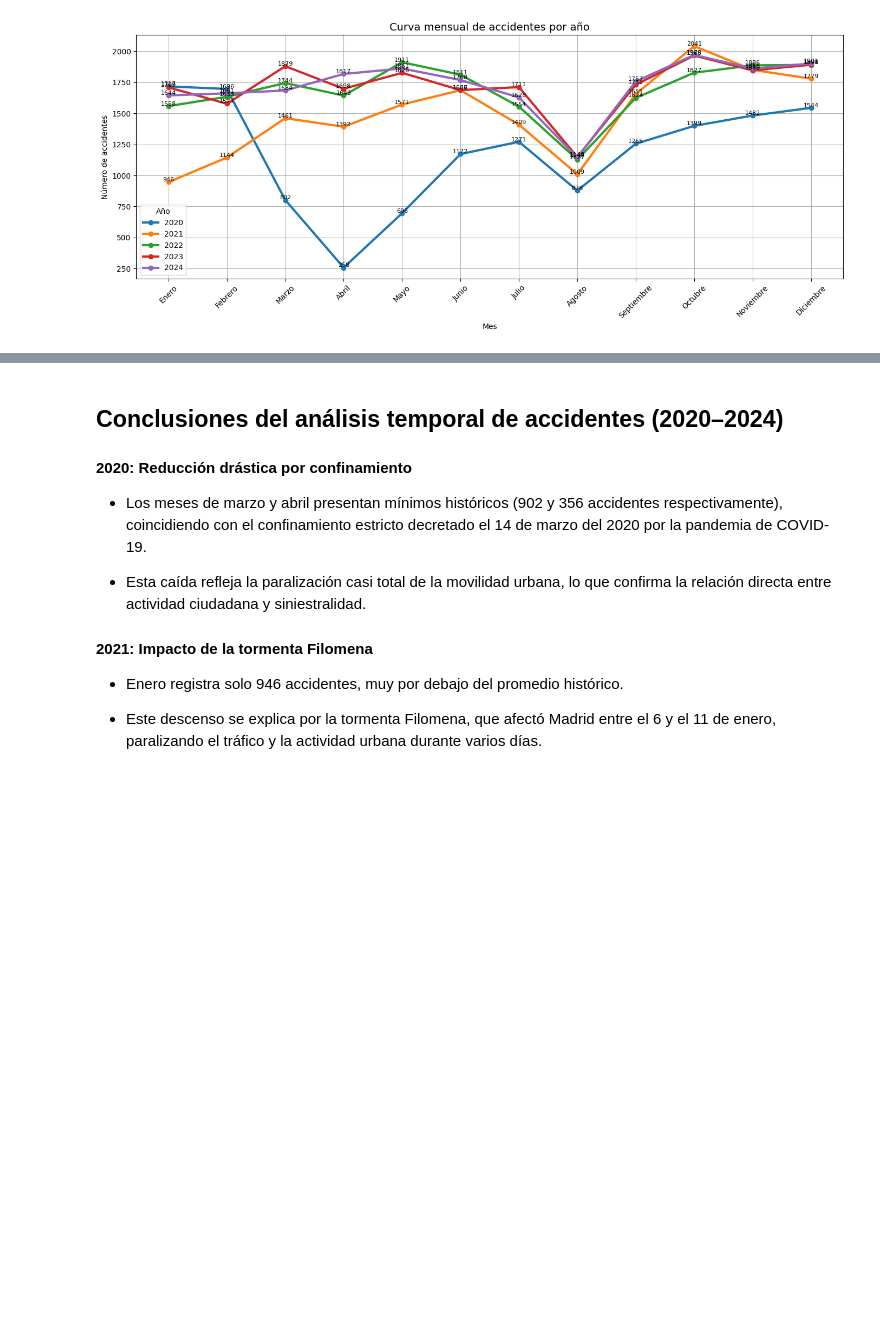
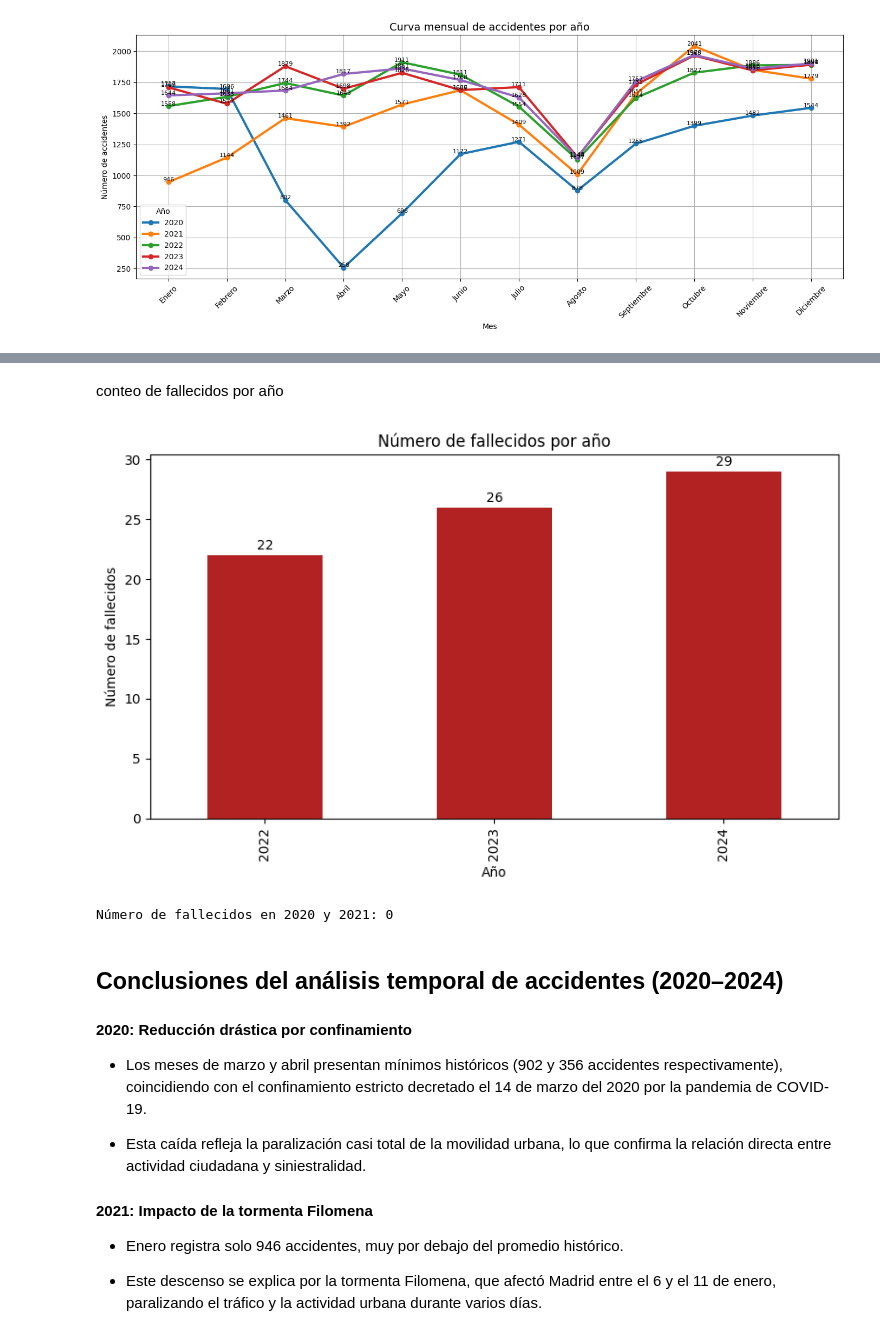
Before and after one commit to Cesar-CSP/EDA-ACCIDENTALIDAD_MADRID, a Jupyter notebook: Main/Main_EDA_Accidentalidad.ipynb, the cells around one changed output, grey strips where cells are left out. Drawn from its saved outputs; the diff is of its cells as text; code cells hidden in the pictures; blank space fills up the shorter version.

```diff
--- a/Main/Main_EDA_Accidentalidad.ipynb
+++ b/Main/Main_EDA_Accidentalidad.ipynb
@@ -159,3 +179,51 @@ curva_mensual_multianual(df_unicos)
+# %% [markdown]
+conteo de fallecidos por año
+# %%
+import pandas as pd
+import matplotlib.pyplot as plt
+import seaborn as sns
+# ============================================================
+# 5. GRÁFICO: FALLECIDOS POR AÑO
+# ============================================================
+
+df_accidentes['año'] = df_accidentes['fecha_hora'].dt.year
+
+df_fallecidos = df_accidentes[
+    df_accidentes['grado_lesividad'].astype(str).str.lower() == "fallecido"
+]
+
+conteo_fallecidos = df_fallecidos['año'].value_counts().sort_index()
+
+plt.figure(figsize=(8,5))
+conteo_fallecidos.plot(kind='bar', color='firebrick')
+
+plt.title("Número de fallecidos por año")
+plt.xlabel("Año")
+plt.ylabel("Número de fallecidos")
+
+for i, v in enumerate(conteo_fallecidos.values):
+    plt.text(i, v + 0.5, str(v), ha='center', fontsize=10)
+
+plt.tight_layout()
+plt.show()
+# %% [output]
+[figure, added]
+# %%
+# Asegurar columna año
+df_accidentes["año"] = df_accidentes["fecha_hora"].dt.year
+
+# Filtrar 2020 y 2021
+df_2020_2021 = df_accidentes[df_accidentes["año"].isin([2020, 2021])]
+
+# Filtrar fallecidos
+fallecidos_2020_2021 = df_2020_2021[
+    df_2020_2021["grado_lesividad"].astype(str).str.lower() == "fallecido"
+]
+
+# Mostrar resultado
+print("Número de fallecidos en 2020 y 2021:", len(fallecidos_2020_2021))
+# %% [output]
+Número de fallecidos en 2020 y 2021: 0
 # %% [markdown]
 ## Conclusiones del análisis temporal de accidentes (2020–2024)
 #### 2020: Reducción drástica por confinamiento
```
Also changed, not shown: parts of 2 cells of this notebook.
